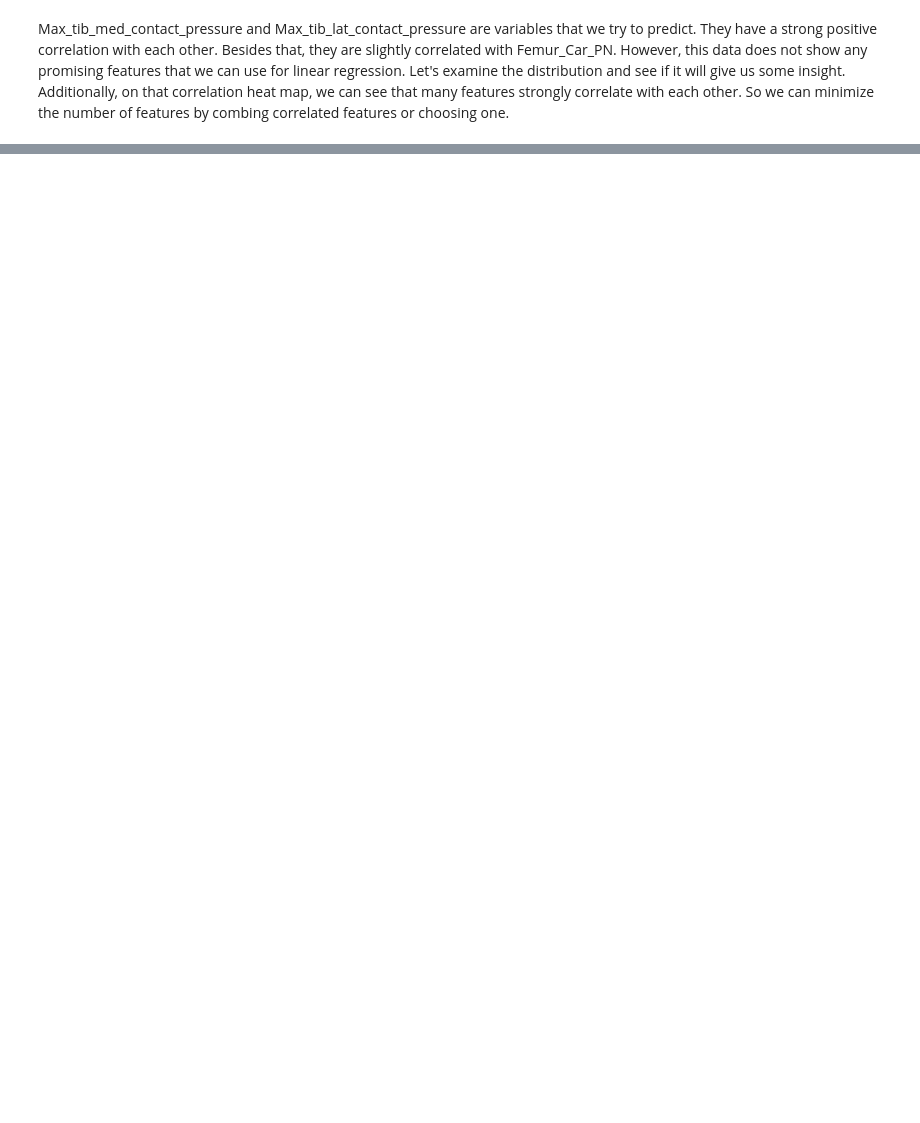
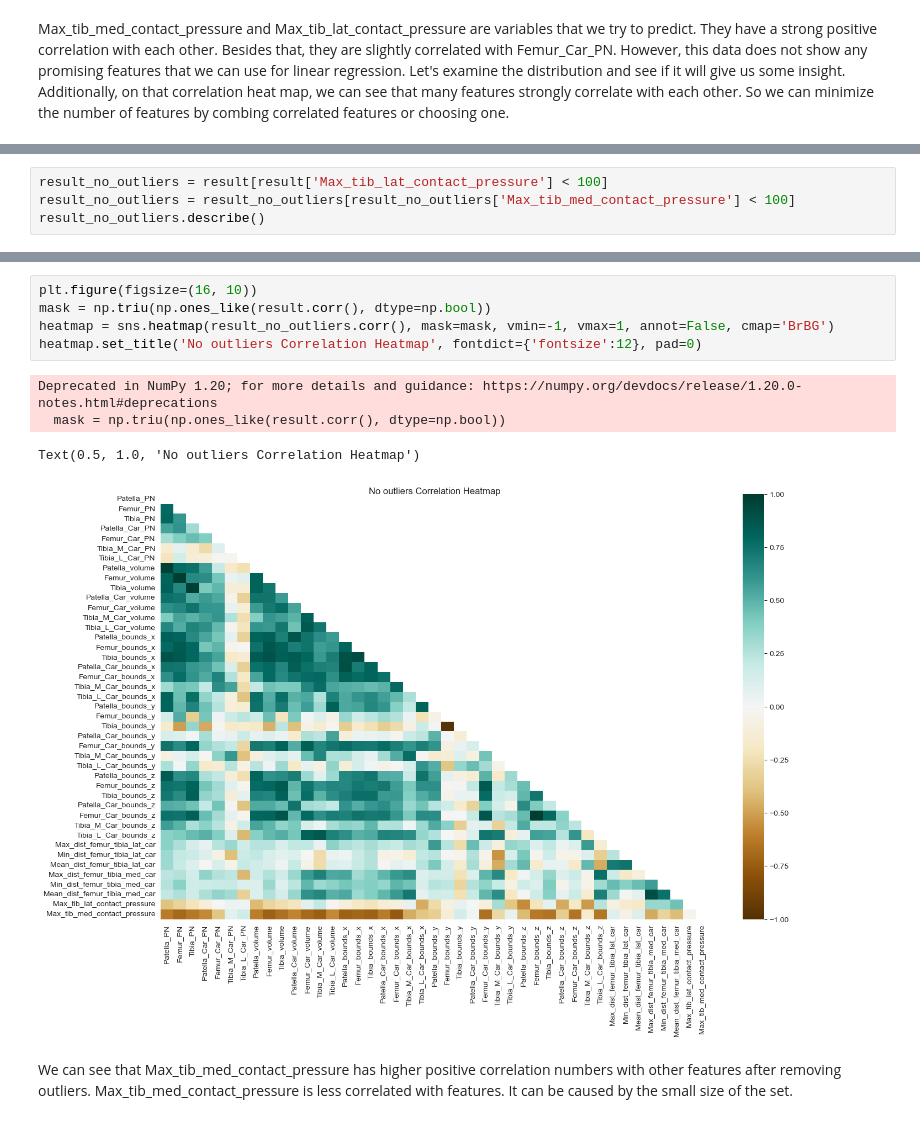
Before and after one commit to cs481-ekh/f22-ai-cbl, a Jupyter notebook: notebooks/features_evaluation.ipynb, the cells around one changed output, grey strips where cells are left out. Cells and saved outputs as stored; diff of their text form; blank space fills up the shorter version.

```diff
--- a/notebooks/features_evaluation.ipynb
+++ b/notebooks/features_evaluation.ipynb
@@ -78,0 +106,4 @@ Additionally, on that correlation heat map, we can see that many features strong
+# %%
+result_no_outliers = result[result['Max_tib_lat_contact_pressure'] < 100]
+result_no_outliers = result_no_outliers[result_no_outliers['Max_tib_med_contact_pressure'] < 100]
+result_no_outliers.describe()
@@ -78,0 +121,12 @@ Additionally, on that correlation heat map, we can see that many features strong
+# %%
+plt.figure(figsize=(16, 10))
+mask = np.triu(np.ones_like(result.corr(), dtype=np.bool))
+heatmap = sns.heatmap(result_no_outliers.corr(), mask=mask, vmin=-1, vmax=1, annot=False, cmap='BrBG')
+heatmap.set_title('No outliers Correlation Heatmap', fontdict={'fontsize':12}, pad=0)
+# %% [output]
+Deprecated in NumPy 1.20; for more details and guidance: https://numpy.org/devdocs/release/1.20.0-notes.html#deprecations
+  mask = np.triu(np.ones_like(result.corr(), dtype=np.bool))
+Text(0.5, 1.0, 'No outliers Correlation Heatmap')
+[figure, added]
+# %% [markdown]
+We can see that Max_tib_med_contact_pressure has higher positive correlation numbers with other features after removing outliers. Max_tib_med_contact_pressure is less correlated with features. It can be caused by the small size of the set.
```
Also changed, not shown: parts of 7 cells of this notebook, 1 other file.
